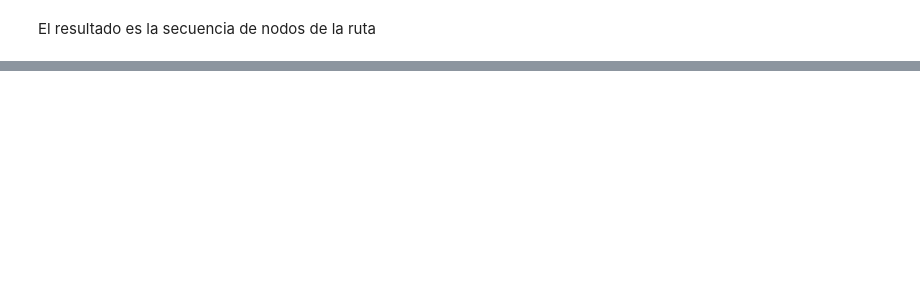
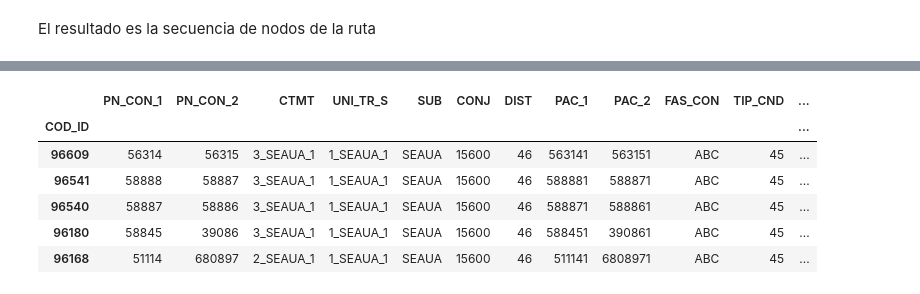
Before and after one commit to ramirojc/Diplodatos2020, a Jupyter notebook: Intro_Curacion_Georef.ipynb, the cells around one changed output, grey strips where cells are left out. Saved outputs shown, nothing was run; the diff lists cells and outputs as text; code cells hidden in the pictures; blank space fills up the shorter version.

```diff
--- a/Intro_Curacion_Georef.ipynb
+++ b/Intro_Curacion_Georef.ipynb
@@ -502,0 +487,2 @@ El resultado es la secuencia de nodos de la ruta
+# %%
+ssmt.set_index('COD_ID', inplace=True)
@@ -502,0 +500,5 @@ El resultado es la secuencia de nodos de la ruta
+# %%
+# Carguemos la tabla de consumidores de baja tension denominada UCBT
+cond = gpd.read_file(data_path, driver='FileGDB', layer='SEGCON')
+cond.set_index('COD_ID', inplace=True)
+cond.shape, cond.columns
@@ -502,0 +514,15 @@ El resultado es la secuencia de nodos de la ruta
+# %%
+ssmt = ssmt.join(cond, on='TIP_CND', how='left')
+
+ssmt['R'] = ssmt.R1 * ssmt.COMP / 1000
+ssmt['X'] = ssmt.X1 * ssmt.COMP / 1000
+
+ssmt.head()
+# %% [output]
+|  | PN_CON_1 | PN_CON_2 | CTMT | UNI_TR_S | SUB | CONJ | DIST | PAC_1 | PAC_2 | FAS_CON | TIP_CND | ... |
+| COD_ID |  |  |  |  |  |  |  |  |  |  |  | ... |
+| 96609 | 56314 | 56315 | 3_SEAUA_1 | 1_SEAUA_1 | SEAUA | 15600 | 46 | 563141 | 563151 | ABC | 45 | ... |
+| 96541 | 58888 | 58887 | 3_SEAUA_1 | 1_SEAUA_1 | SEAUA | 15600 | 46 | 588881 | 588871 | ABC | 45 | ... |
+| 96540 | 58887 | 58886 | 3_SEAUA_1 | 1_SEAUA_1 | SEAUA | 15600 | 46 | 588871 | 588861 | ABC | 45 | ... |
+| 96180 | 58845 | 39086 | 3_SEAUA_1 | 1_SEAUA_1 | SEAUA | 15600 | 46 | 588451 | 390861 | ABC | 45 | ... |
+| 96168 | 51114 | 680897 | 2_SEAUA_1 | 1_SEAUA_1 | SEAUA | 15600 | 46 | 511141 | 6808971 | ABC | 45 | ... |
```
Also changed, not shown: parts of 30 cells of this notebook.
